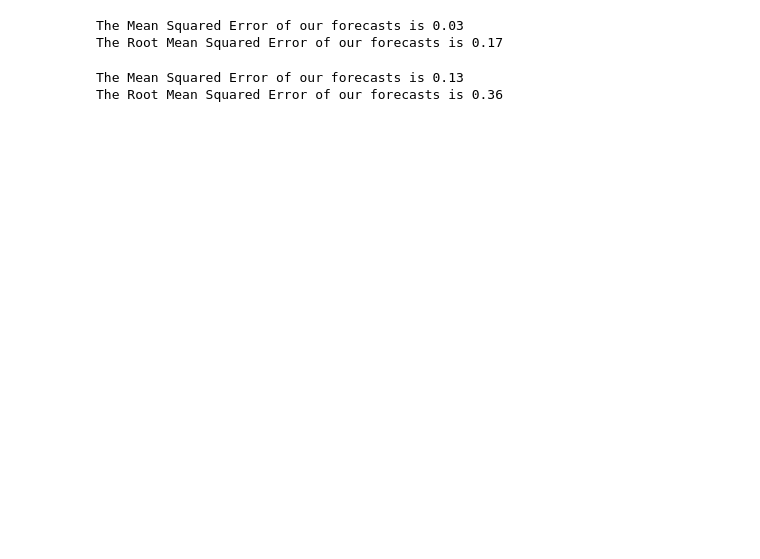
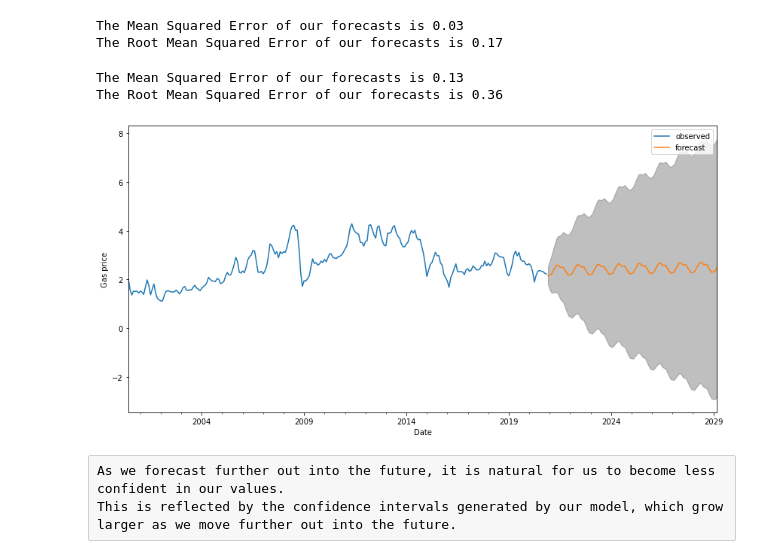
Before and after one commit to ioanacasandra7/Gas-price-prediction, a Jupyter notebook: ARIMA_model.ipynb, the cells around one changed output. Drawn from its saved outputs; the diff is of its cells as text; code cells hidden in the pictures; blank space fills up the shorter version.

```diff
--- a/ARIMA_model.ipynb
+++ b/ARIMA_model.ipynb
@@ -276,3 +276,21 @@ print('The Root Mean Squared Error of our forecasts is {}'.format(round(rmse, 2)
 # %% [output]
 The Mean Squared Error of our forecasts is 0.13
 The Root Mean Squared Error of our forecasts is 0.36
+# %%
+# forcasting for out of sample data
+pred_new = result.get_forecast(steps = 50)
+pred_ci = pred_uc.conf_int()
+
+ax = y.plot(label = 'observed', figsize = (14, 7))
+pred_uc.predicted_mean.plot(ax = ax, label = 'forecast')
+ax.fill_between(pred_ci.index, pred_ci.iloc[:, 0], pred_ci.iloc[:, 1], color = 'k', alpha = 0.25)
+ax.set_xlabel('Date')
+ax.set_ylabel('Gas price')
+
+plt.legend()
+plt.show()
+# %% [output]
+[figure, added]
+# %% [raw]
+As we forecast further out into the future, it is natural for us to become less confident in our values.
+This is reflected by the confidence intervals generated by our model, which grow larger as we move further out into the future.
```
Also changed, not shown: parts of 2 cells of this notebook, 5 other files.
